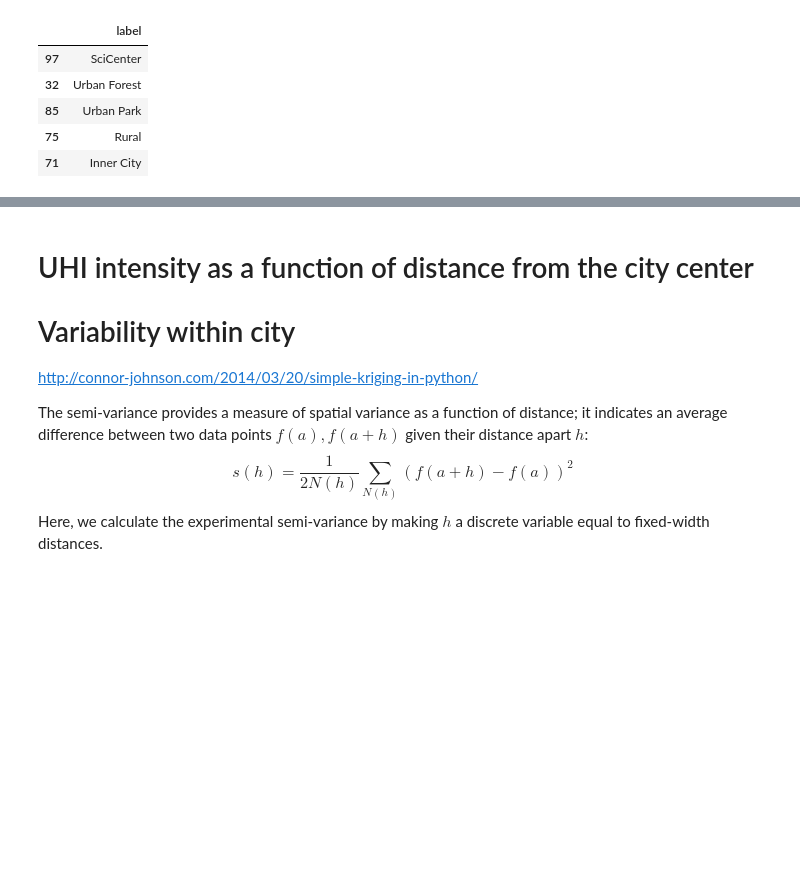
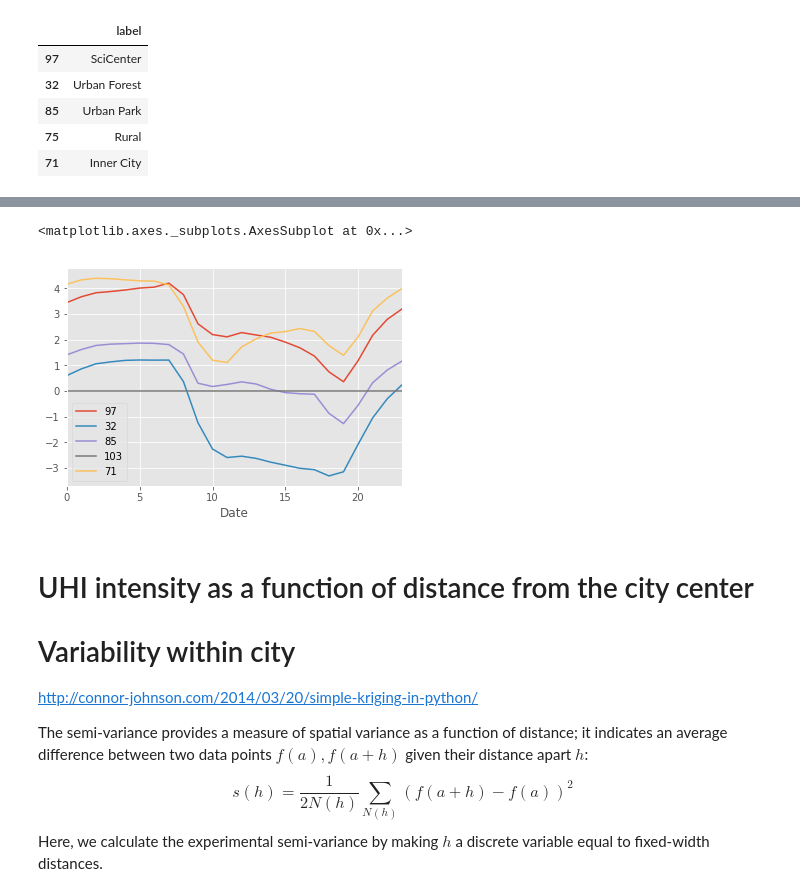
Before and after one commit to gottscott/finalthesischapter, a Jupyter notebook: CharacteristicsBaltimoreUHI.ipynb, the cells around one changed output, grey strips where cells are left out. Saved outputs shown, nothing was run; the diff lists cells and outputs as text; code cells hidden in the pictures; blank space fills up the shorter version.

```diff
--- a/CharacteristicsBaltimoreUHI.ipynb
+++ b/CharacteristicsBaltimoreUHI.ipynb
@@ -390,3 +407,8 @@ plt.savefig('figures/diurnal.png')
+# %%
+(tempDF_uncorrected).groupby(tempDF_uncorrected.index.hour).mean()[selected].subtract(tempDF_uncorrected[103].groupby(tempDF_uncorrected.index.hour).mean(), axis=0).plot()
+# %% [output]
+<matplotlib.axes._subplots.AxesSubplot at 0x...>
+[figure, added]
 # %% [markdown]
 # UHI intensity as a function of distance from the city center
 # Variability within city
```
Also changed, not shown: parts of 5 cells of this notebook.
